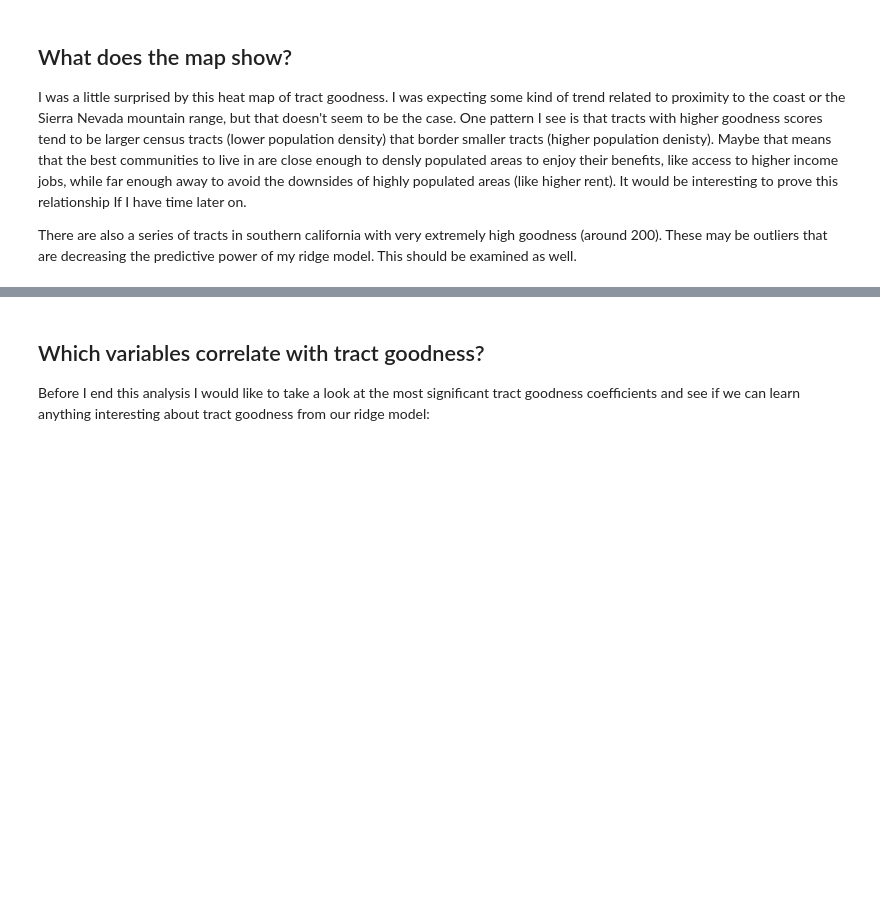
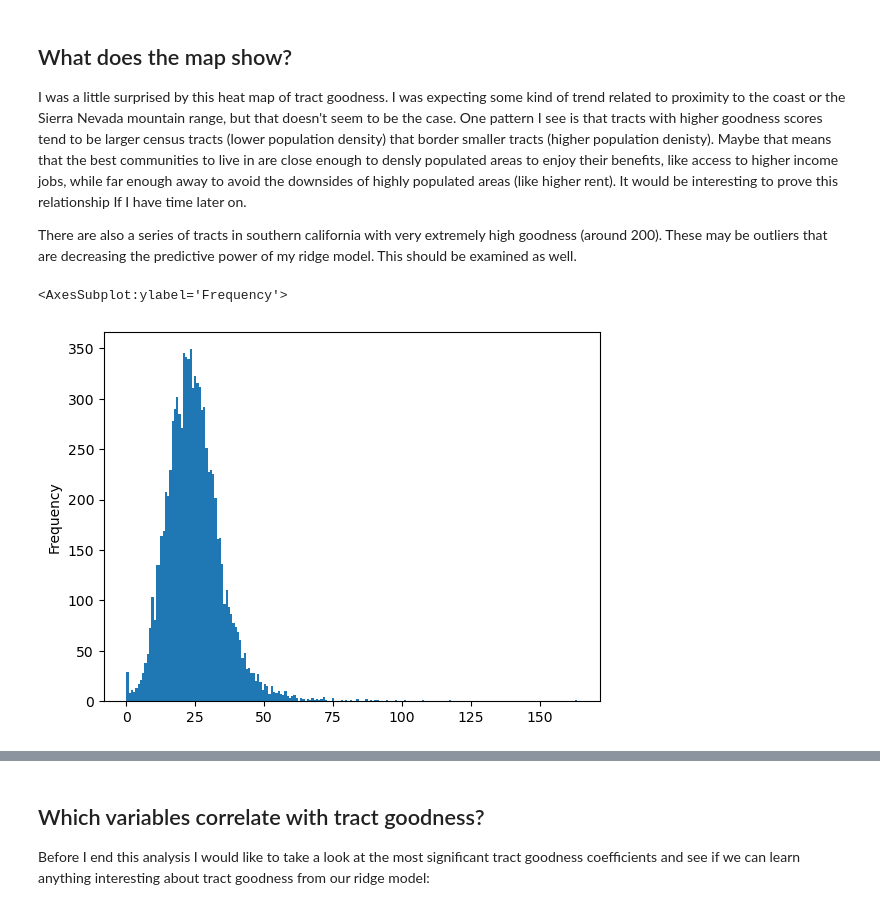
Before and after one commit to Edmund-Dale/public_projects, a Jupyter notebook: best_CA_neighborhoods/best_CA_neighborhoods.ipynb, the cells around one changed output, grey strips where cells are left out. Cells and saved outputs as stored; diff of their text form; code cells hidden in the pictures; blank space fills up the shorter version.

```diff
--- a/best_CA_neighborhoods/best_CA_neighborhoods.ipynb
+++ b/best_CA_neighborhoods/best_CA_neighborhoods.ipynb
@@ -605,9 +610,9 @@ from mpl_toolkits.axes_grid1 import make_axes_locatable
 # https://www.census.gov/cgi-bin/geo/shapefiles/index.php?year=2020&layergroup=Census+Tracts
 
 # test to see what the shape of the 2020 shapefile is, because I expect more census tracts:
-shape_path = r"tl_2020_06_tract.shp"
+shape_path = r"C:\Users\Edmund\Personal Analytics Projects\public_projects\best_CA_neighborhoods\CA_2020_cencus_tracts\tl_2020_06_tract.shp"
 geo_df = gpd.read_file(shape_path)
-geo_df = geo_df.to_crs("EPSG:4326")
+geo_df = geo_df.to_crs(epsg='4326')
 geo_df[['COUNTYFP','TRACTCE']] = geo_df[['COUNTYFP','TRACTCE']].astype(int) # change county and tract to int to make subsequent merging easier.
 print('geo_df.shape: {}'.format(geo_df.shape))
 
@@ -678,3 +677,9 @@ make_heat_map(geo_df_ytg, 'y_tg', title, about)
 I was a little surprised by this heat map of tract goodness. I was expecting some kind of trend related to proximity to the coast or the Sierra Nevada mountain range, but that doesn't seem to be the case. One pattern I see is that tracts with higher goodness scores tend to be larger census tracts (lower population density) that border smaller tracts (higher population denisty). Maybe that means that the best communities to live in are close enough to densly populated areas to enjoy their benefits, like access to higher income jobs, while far enough away to avoid the downsides of highly populated areas (like higher rent). It would be interesting to prove this relationship If I have time later on.
 
 There are also a series of tracts in southern california with very extremely high goodness (around 200). These may be outliers that are decreasing the predictive power of my ridge model. This should be examined as well.
+# %%
+# first make the histgram to see the distribution then decide what to plot:
+geo_df_ytg['y_tg'].plot.hist(bins=200)
+# %% [output]
+<AxesSubplot:ylabel='Frequency'>
+[figure, added]
```
Also changed, not shown: parts of 32 cells of this notebook, 8 other files.
